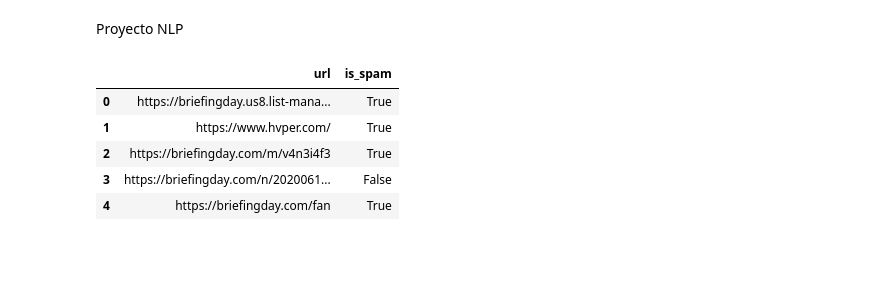
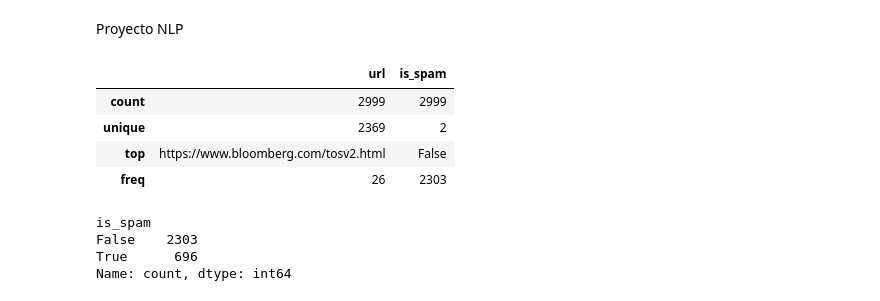
Before and after one commit to Adrian-Mas/Proyecto_NLP, a Jupyter notebook: src/explore.ipynb, the cells around one changed output. Saved outputs shown, nothing was run; the diff lists cells and outputs as text; code cells hidden in the pictures; blank space fills up the shorter version.

```diff
--- a/src/explore.ipynb
+++ b/src/explore.ipynb
@@ -30,12 +30,18 @@ archivo = "https://raw.githubusercontent.com/4GeeksAcademy/NLP-project-tutorial/
 
 df_spam = pd.read_csv(archivo)
 # %%
-df_spam.head()
+df_spam.describe()
 # %% [output]
 |  | url | is_spam |
-| 0 | https://briefingday.us8.list-mana... | True |
-| 1 | https://www.hvper.com/ | True |
-| 2 | https://briefingday.com/m/v4n3i4f3 | True |
-| 3 | https://briefingday.com/n/2020061... | False |
-| 4 | https://briefingday.com/fan | True |
+| count | 2999 | 2999 |
+| unique | 2369 | 2 |
+| top | https://www.bloomberg.com/tosv2.html | False |
+| freq | 26 | 2303 |
+# %%
+df_spam.is_spam.value_counts()
+# %% [output]
+is_spam
+False    2303
+True      696
+Name: count, dtype: int64
 # %%
```
Also changed, not shown: parts of 20 cells of this notebook, 1 other file.
